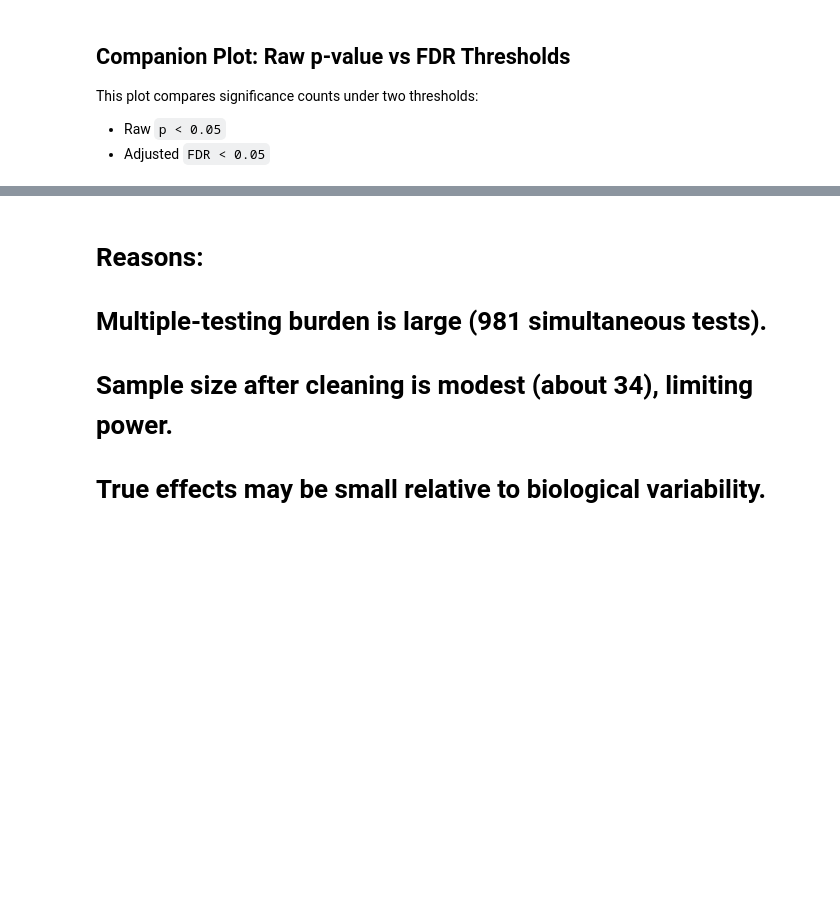
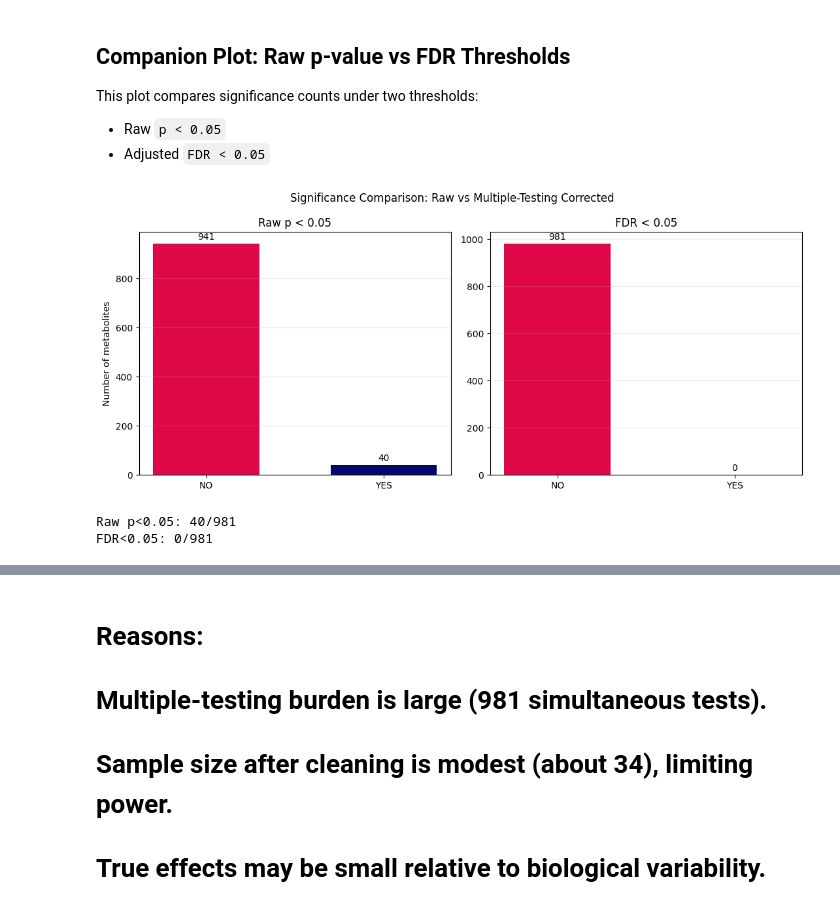
Before and after one commit to aishwaryasalvi777/End-to-End-Metabolomics-Biomarker-Modeling-Pipeline, a Jupyter notebook: src/scripts/08_ML_modeling copy.ipynb, the cells around one changed output, grey strips where cells are left out. Cells and saved outputs as stored; diff of their text form; code cells hidden in the pictures; blank space fills up the shorter version.

```diff
--- a/src/scripts/08_ML_modeling copy.ipynb
+++ b/src/scripts/08_ML_modeling copy.ipynb
@@ -1005,3 +1005,57 @@ This plot gives a direct answer to the research question using FDR-adjusted sign
 This plot compares significance counts under two thresholds:
 - Raw `p < 0.05`
 - Adjusted `FDR < 0.05`
+# %%
+# Side-by-side significance comparison: Raw p<0.05 vs FDR<0.05
+import matplotlib.pyplot as plt
+
+alpha = 0.05
+cmp_df = results_df[["p_value_raw", "p_value_corrected"]].dropna().copy()
+
+n_total_cmp = len(cmp_df)
+raw_yes = int((cmp_df["p_value_raw"] < alpha).sum())
+raw_no = n_total_cmp - raw_yes
+fdr_yes = int((cmp_df["p_value_corrected"] < alpha).sum())
+fdr_no = n_total_cmp - fdr_yes
+
+fig, axes = plt.subplots(1, 2, figsize=(11, 4.8))
+
+# Panel 1: Raw p-value threshold
+bars1 = axes[0].bar(["NO", "YES"], [raw_no, raw_yes], color=["#de0848", "#04066c"], width=0.6)
+axes[0].set_title("Raw p < 0.05")
+axes[0].set_ylabel("Number of metabolites")
+axes[0].grid(axis="y", alpha=0.25)
+for b in bars1:
+    axes[0].text(
+        b.get_x() + b.get_width() / 2,
+        b.get_height() + max(1, n_total_cmp * 0.01),
+        f"{int(b.get_height())}",
+        ha="center",
+        va="bottom",
+        fontsize=10,
+    )
+
+# Panel 2: FDR threshold
+bars2 = axes[1].bar(["NO", "YES"], [fdr_no, fdr_yes], color=["#de0848", "#a018d2"], width=0.6)
+axes[1].set_title("FDR < 0.05")
+axes[1].grid(axis="y", alpha=0.25)
+for b in bars2:
+    axes[1].text(
+        b.get_x() + b.get_width() / 2,
+        b.get_height() + max(1, n_total_cmp * 0.01),
+        f"{int(b.get_height())}",
+        ha="center",
+        va="bottom",
+        fontsize=10,
+    )
+
+fig.suptitle("Significance Comparison: Raw vs Multiple-Testing Corrected", fontsize=12)
+plt.tight_layout()
+plt.show()
+
+print(f"Raw p<0.05: {raw_yes}/{n_total_cmp}")
+print(f"FDR<0.05: {fdr_yes}/{n_total_cmp}")
+# %% [output]
+[figure, added]
+Raw p<0.05: 40/981
+FDR<0.05: 0/981
```
Also changed, not shown: parts of 12 cells of this notebook, 2 other files.
